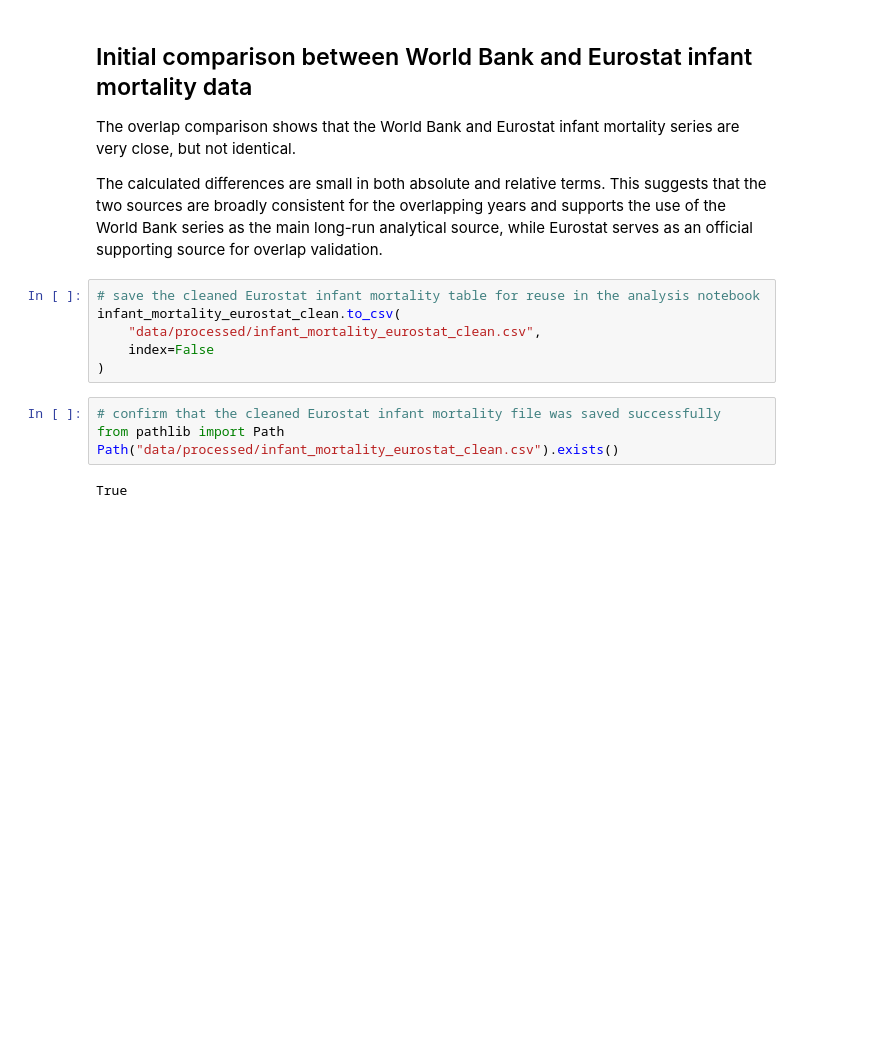
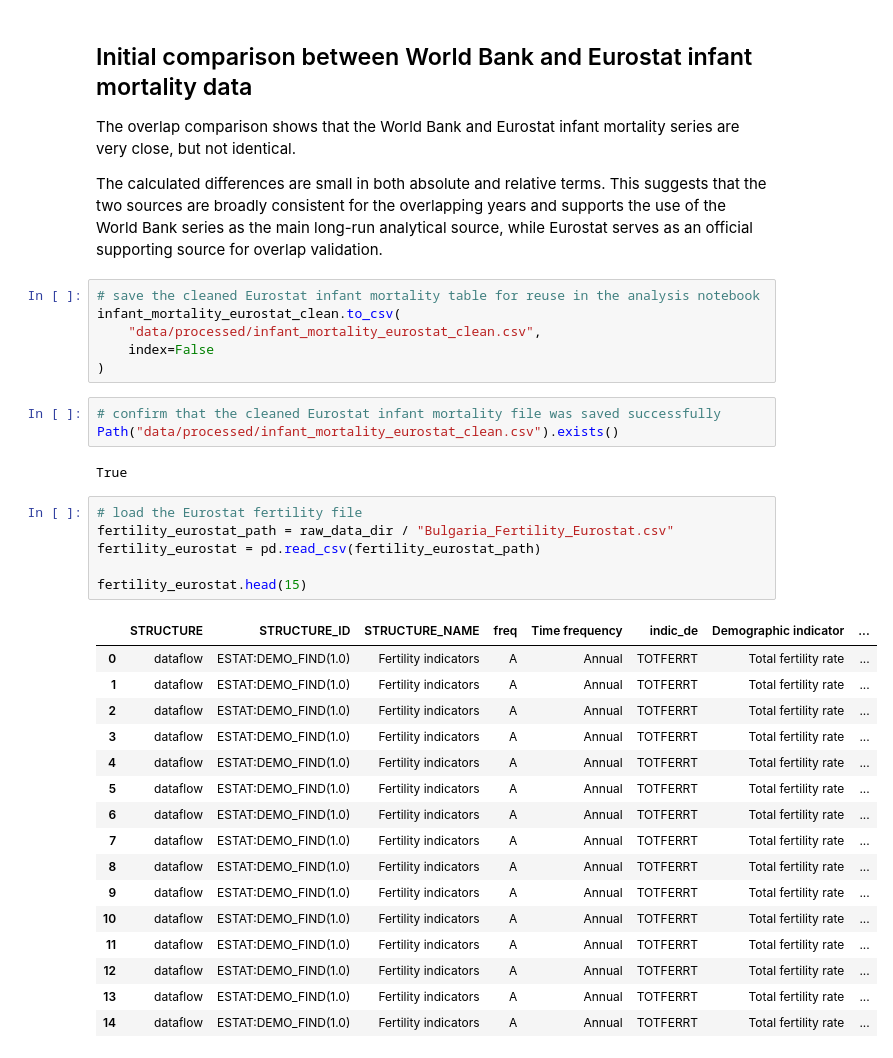
Before and after one commit to AleksM654/bulgaria-before-after-1989, a Jupyter notebook: notebooks/01_data_inspection_and_cleaning.ipynb, the cells around one changed output. Cells and saved outputs as stored; diff of their text form; blank space fills up the shorter version.

```diff
--- a/notebooks/01_data_inspection_and_cleaning.ipynb
+++ b/notebooks/01_data_inspection_and_cleaning.ipynb
@@ -1018,7 +1018,29 @@ infant_mortality_eurostat_clean.to_csv(
 )
 # %%
 # confirm that the cleaned Eurostat infant mortality file was saved successfully
-from pathlib import Path
 Path("data/processed/infant_mortality_eurostat_clean.csv").exists()
 # %% [output]
 True
+# %%
+# load the Eurostat fertility file
+fertility_eurostat_path = raw_data_dir / "Bulgaria_Fertility_Eurostat.csv"
+fertility_eurostat = pd.read_csv(fertility_eurostat_path)
+
+fertility_eurostat.head(15)
+# %% [output]
+|  | STRUCTURE | STRUCTURE_ID | STRUCTURE_NAME | freq | Time frequency | indic_de | Demographic indicator | ... |
+| 0 | dataflow | ESTAT:DEMO_FIND(1.0) | Fertility indicators | A | Annual | TOTFERRT | Total fertility rate | ... |
+| 1 | dataflow | ESTAT:DEMO_FIND(1.0) | Fertility indicators | A | Annual | TOTFERRT | Total fertility rate | ... |
+| 2 | dataflow | ESTAT:DEMO_FIND(1.0) | Fertility indicators | A | Annual | TOTFERRT | Total fertility rate | ... |
+| 3 | dataflow | ESTAT:DEMO_FIND(1.0) | Fertility indicators | A | Annual | TOTFERRT | Total fertility rate | ... |
+| 4 | dataflow | ESTAT:DEMO_FIND(1.0) | Fertility indicators | A | Annual | TOTFERRT | Total fertility rate | ... |
+| 5 | dataflow | ESTAT:DEMO_FIND(1.0) | Fertility indicators | A | Annual | TOTFERRT | Total fertility rate | ... |
+| 6 | dataflow | ESTAT:DEMO_FIND(1.0) | Fertility indicators | A | Annual | TOTFERRT | Total fertility rate | ... |
+| 7 | dataflow | ESTAT:DEMO_FIND(1.0) | Fertility indicators | A | Annual | TOTFERRT | Total fertility rate | ... |
+| 8 | dataflow | ESTAT:DEMO_FIND(1.0) | Fertility indicators | A | Annual | TOTFERRT | Total fertility rate | ... |
+| 9 | dataflow | ESTAT:DEMO_FIND(1.0) | Fertility indicators | A | Annual | TOTFERRT | Total fertility rate | ... |
+| 10 | dataflow | ESTAT:DEMO_FIND(1.0) | Fertility indicators | A | Annual | TOTFERRT | Total fertility rate | ... |
+| 11 | dataflow | ESTAT:DEMO_FIND(1.0) | Fertility indicators | A | Annual | TOTFERRT | Total fertility rate | ... |
+| 12 | dataflow | ESTAT:DEMO_FIND(1.0) | Fertility indicators | A | Annual | TOTFERRT | Total fertility rate | ... |
+| 13 | dataflow | ESTAT:DEMO_FIND(1.0) | Fertility indicators | A | Annual | TOTFERRT | Total fertility rate | ... |
+| 14 | dataflow | ESTAT:DEMO_FIND(1.0) | Fertility indicators | A | Annual | TOTFERRT | Total fertility rate | ... |
```
Also changed, not shown: parts of 5 cells of this notebook, 2 other files.
